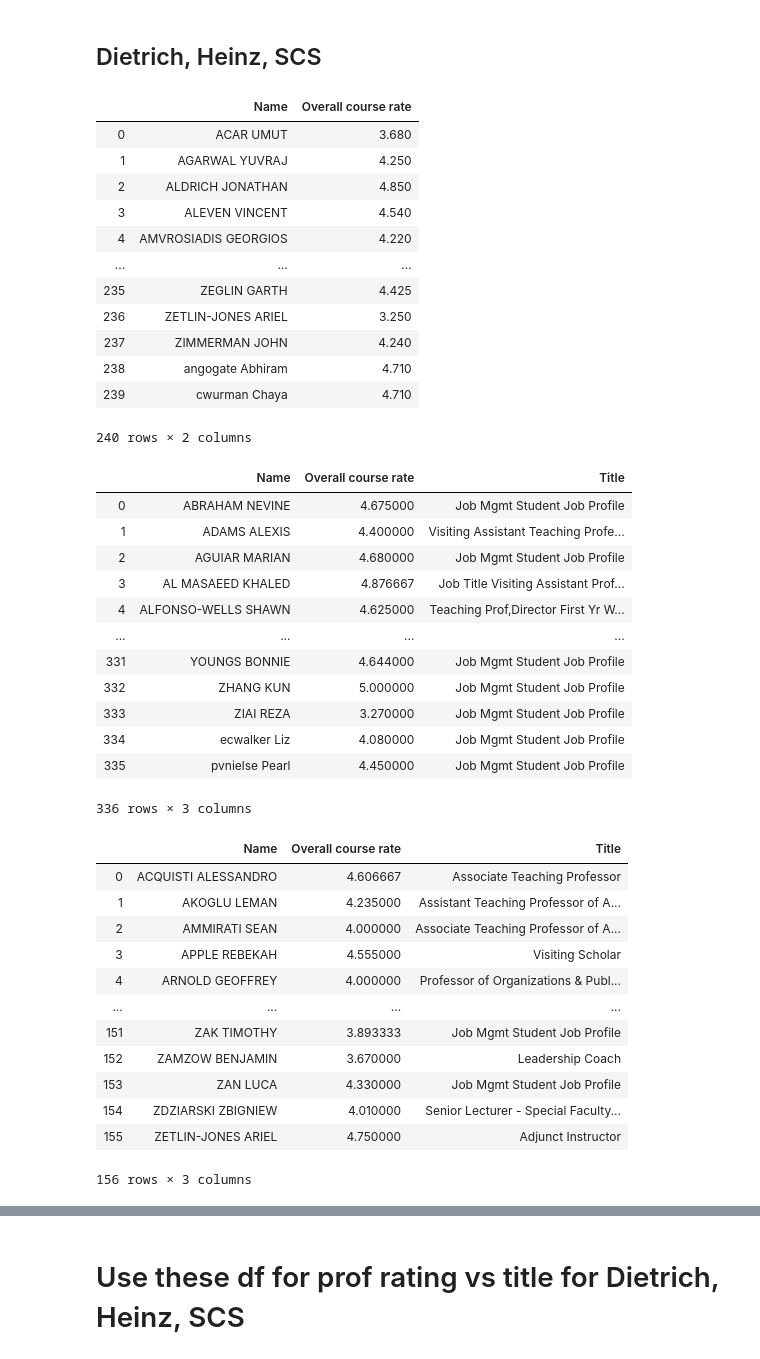
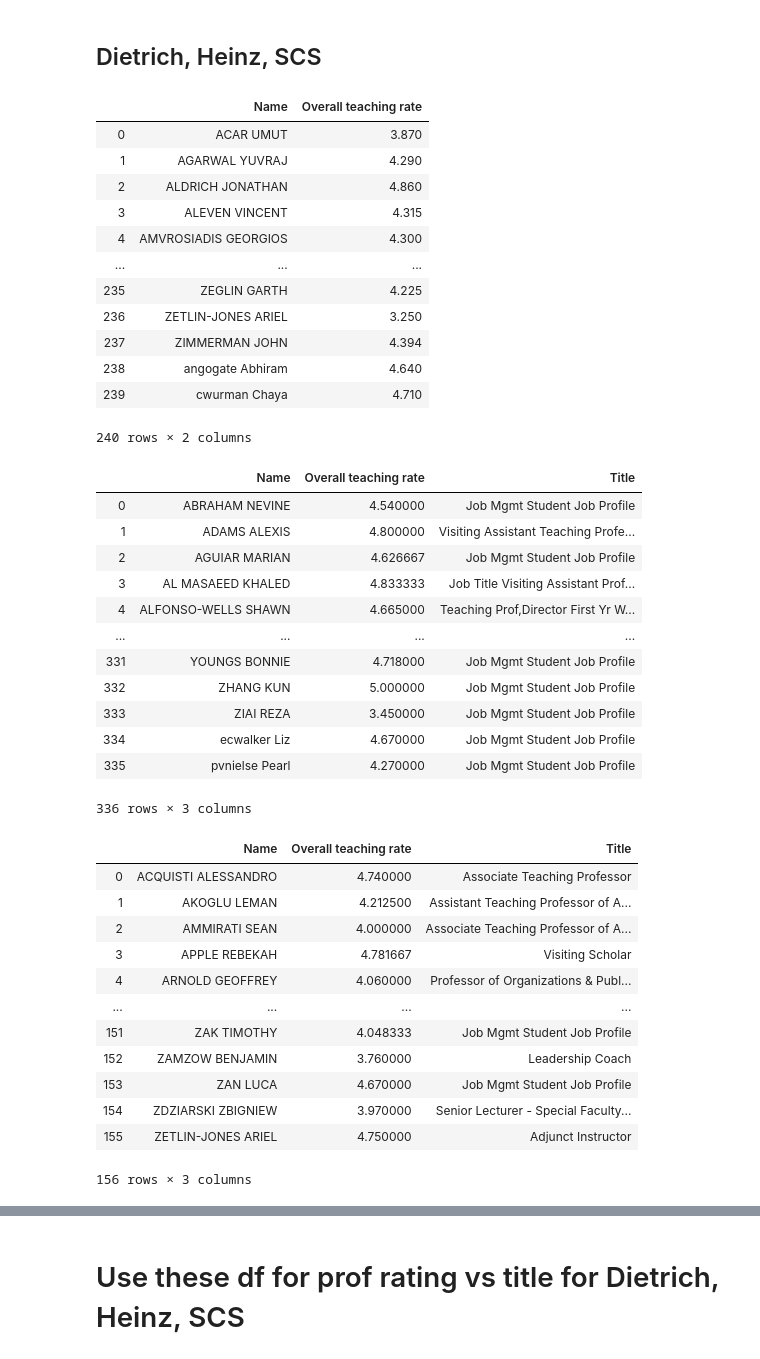
Before and after one commit to TheJYKoder/-15-388-Final-Project-F19-, a Jupyter notebook: 15388 Final Project FCE.ipynb, the cells around one changed output, grey strips where cells are left out. Saved outputs shown, nothing was run; the diff lists cells and outputs as text; code cells hidden in the pictures.

Commit message:
Added csv files to replace xlsx files

```diff
--- a/15388 Final Project FCE.ipynb
+++ b/15388 Final Project FCE.ipynb
@@ -198,16 +198,16 @@ if not os.path.exists("SCS2019.csv"):
     pd.DataFrame(lst_SCS_2019).to_csv("SCS2019.csv")
     print("Done!")
 # %%
-scraped_lst = ["Scraped_Dietrich2019.xlsx", "Scraped_Heinz2019.xlsx", "Scraped_SCS2019.xlsx"]
+scraped_lst = ["Scraped_Dietrich2019.csv", "Scraped_Heinz2019.csv", "Scraped_SCS2019.csv"]
 name_lst = ["Dietrich2019.csv", "Heinz2019.csv", "SCS2019.csv"]
 # %%
-df_2019Heinz_info = df_2019Heinz[["Name", "Overall course rate"]]
+df_2019Heinz_info = df_2019Heinz[["Name", "Overall teaching rate"]]
 df_2019Heinz_info.reset_index(inplace=True,drop=True)
 
-df_2019Dietrich_info = df_2019Dietrich[["Name", "Overall course rate"]]
+df_2019Dietrich_info = df_2019Dietrich[["Name", "Overall teaching rate"]]
 df_2019Dietrich_info.reset_index(inplace=True,drop=True)
 
-df_2019SCS_info = df_2019SCS[["Name", "Overall course rate"]]
+df_2019SCS_info = df_2019SCS[["Name", "Overall teaching rate"]]
 df_2019SCS_info.reset_index(inplace=True,drop=True)
 
 df_2019Dietrich_info = df_2019Dietrich_info.groupby(["Name"]).mean()
@@ -220,17 +220,17 @@ df_2019SCS_info = df_2019SCS_info.reset_index()
 
 df_2019SCS_info
 # %% [output]
-|  | Name | Overall course rate |
-| 0 | ACAR UMUT | 3.680 |
-| 1 | AGARWAL YUVRAJ | 4.250 |
-| 2 | ALDRICH JONATHAN | 4.850 |
-| 3 | ALEVEN VINCENT | 4.540 |
-| 4 | AMVROSIADIS GEORGIOS | 4.220 |
+|  | Name | Overall teaching rate |
+| 0 | ACAR UMUT | 3.870 |
+| 1 | AGARWAL YUVRAJ | 4.290 |
+| 2 | ALDRICH JONATHAN | 4.860 |
+| 3 | ALEVEN VINCENT | 4.315 |
+| 4 | AMVROSIADIS GEORGIOS | 4.300 |
 | ... | ... | ... |
-| 235 | ZEGLIN GARTH | 4.425 |
+| 235 | ZEGLIN GARTH | 4.225 |
 | 236 | ZETLIN-JONES ARIEL | 3.250 |
-| 237 | ZIMMERMAN JOHN | 4.240 |
-| 238 | angogate Abhiram | 4.710 |
+| 237 | ZIMMERMAN JOHN | 4.394 |
+| 238 | angogate Abhiram | 4.640 |
 | 239 | cwurman Chaya | 4.710 |
 240 rows × 2 columns
 # %%
@@ -247,33 +247,37 @@ def f(s):
     ind2 = s.find(s2)
     return s[ind1:ind2]
 # %%
-scraped_dietrich_df = pd.read_excel(scraped_lst[0])
+# scraped_dietrich_df = pd.read_excel(scraped_lst[0])
+scraped_dietrich_df = pd.read_csv(scraped_lst[0])
+
 scraped_dietrich_df["Title"] = scraped_dietrich_df["Info"].apply(f)
 
 df_2019Dietrich_info_merged = df_2019Dietrich_info.merge(scraped_dietrich_df, how="outer", left_index=True,right_index=True)
 if ("ItemID" in df_2019Dietrich_info_merged.columns) and ("Info" in df_2019Dietrich_info_merged.columns):
     df_2019Dietrich_info_merged = df_2019Dietrich_info_merged.drop(columns=["ItemID", "Info"])
 df_2019Dietrich_info_merged
 
 # uncomment for debugging purposes
 # tmplst = df_2019Dietrich_info_merged["Title"].unique()
 # tmplst
 # %% [output]
-|  | Name | Overall course rate | Title |
-| 0 | ABRAHAM NEVINE | 4.675000 | Job Mgmt Student Job Profile |
-| 1 | ADAMS ALEXIS | 4.400000 | Visiting Assistant Teaching Profe... |
-| 2 | AGUIAR MARIAN | 4.680000 | Job Mgmt Student Job Profile |
-| 3 | AL MASAEED KHALED | 4.876667 | Job Title Visiting Assistant Prof... |
-| 4 | ALFONSO-WELLS SHAWN | 4.625000 | Teaching Prof,Director First Yr W... |
+|  | Name | Overall teaching rate | Title |
+| 0 | ABRAHAM NEVINE | 4.540000 | Job Mgmt Student Job Profile |
+| 1 | ADAMS ALEXIS | 4.800000 | Visiting Assistant Teaching Profe... |
+| 2 | AGUIAR MARIAN | 4.626667 | Job Mgmt Student Job Profile |
+| 3 | AL MASAEED KHALED | 4.833333 | Job Title Visiting Assistant Prof... |
+| 4 | ALFONSO-WELLS SHAWN | 4.665000 | Teaching Prof,Director First Yr W... |
 | ... | ... | ... | ... |
-| 331 | YOUNGS BONNIE | 4.644000 | Job Mgmt Student Job Profile |
+| 331 | YOUNGS BONNIE | 4.718000 | Job Mgmt Student Job Profile |
 | 332 | ZHANG KUN | 5.000000 | Job Mgmt Student Job Profile |
-| 333 | ZIAI REZA | 3.270000 | Job Mgmt Student Job Profile |
-| 334 | ecwalker Liz | 4.080000 | Job Mgmt Student Job Profile |
-| 335 | pvnielse Pearl | 4.450000 | Job Mgmt Student Job Profile |
+| 333 | ZIAI REZA | 3.450000 | Job Mgmt Student Job Profile |
+| 334 | ecwalker Liz | 4.670000 | Job Mgmt Student Job Profile |
+| 335 | pvnielse Pearl | 4.270000 | Job Mgmt Student Job Profile |
 336 rows × 3 columns
 # %%
-scraped_heinz_df = pd.read_excel(scraped_lst[1])
+# scraped_heinz_df = pd.read_excel(scraped_lst[1])
+scraped_heinz_df = pd.read_csv(scraped_lst[1])
+
 scraped_heinz_df["Title"] = scraped_heinz_df["Info"].apply(f)
 
 df_2019Heinz_info_merged = df_2019Heinz_info.merge(scraped_heinz_df, how="outer", left_index=True,right_index=True)
@@ -285,17 +289,17 @@ df_2019Heinz_info_merged
 # tmplst = df_2019Heinz_info_merged["Title"].unique()
 # tmplst
 # %% [output]
-|  | Name | Overall course rate | Title |
-| 0 | ACQUISTI ALESSANDRO | 4.606667 | Associate Teaching Professor |
-| 1 | AKOGLU LEMAN | 4.235000 | Assistant Teaching Professor of A... |
+|  | Name | Overall teaching rate | Title |
+| 0 | ACQUISTI ALESSANDRO | 4.740000 | Associate Teaching Professor |
+| 1 | AKOGLU LEMAN | 4.212500 | Assistant Teaching Professor of A... |
 | 2 | AMMIRATI SEAN | 4.000000 | Associate Teaching Professor of A... |
-| 3 | APPLE REBEKAH | 4.555000 | Visiting Scholar |
-| 4 | ARNOLD GEOFFREY | 4.000000 | Professor of Organizations & Publ... |
+| 3 | APPLE REBEKAH | 4.781667 | Visiting Scholar |
+| 4 | ARNOLD GEOFFREY | 4.060000 | Professor of Organizations & Publ... |
 | ... | ... | ... | ... |
-| 151 | ZAK TIMOTHY | 3.893333 | Job Mgmt Student Job Profile |
-| 152 | ZAMZOW BENJAMIN | 3.670000 | Leadership Coach |
-| 153 | ZAN LUCA | 4.330000 | Job Mgmt Student Job Profile |
-| 154 | ZDZIARSKI ZBIGNIEW | 4.010000 | Senior Lecturer - Special Faculty... |
+| 151 | ZAK TIMOTHY | 4.048333 | Job Mgmt Student Job Profile |
+| 152 | ZAMZOW BENJAMIN | 3.760000 | Leadership Coach |
+| 153 | ZAN LUCA | 4.670000 | Job Mgmt Student Job Profile |
+| 154 | ZDZIARSKI ZBIGNIEW | 3.970000 | Senior Lecturer - Special Faculty... |
 | 155 | ZETLIN-JONES ARIEL | 4.750000 | Adjunct Instructor |
 156 rows × 3 columns
 # %%
```
Also changed, not shown: parts of 3 cells of this notebook, 6 other files.
